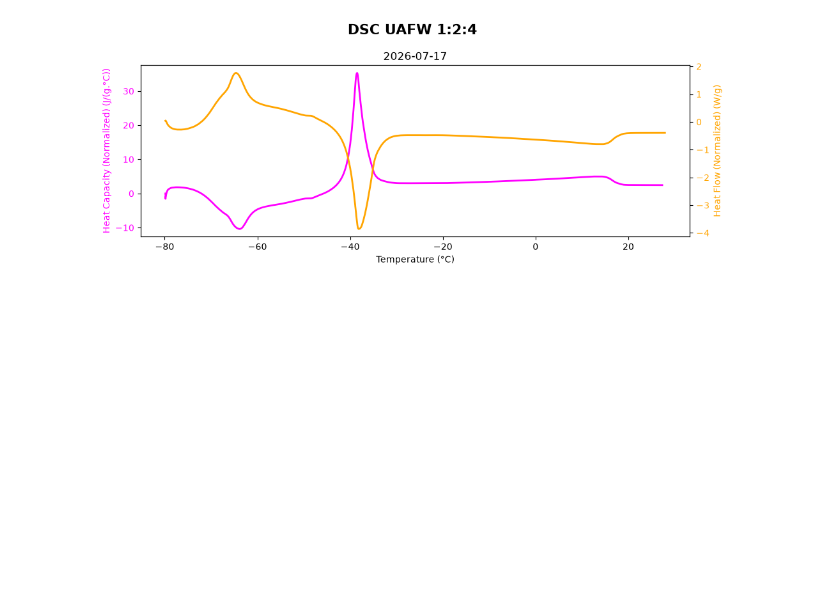
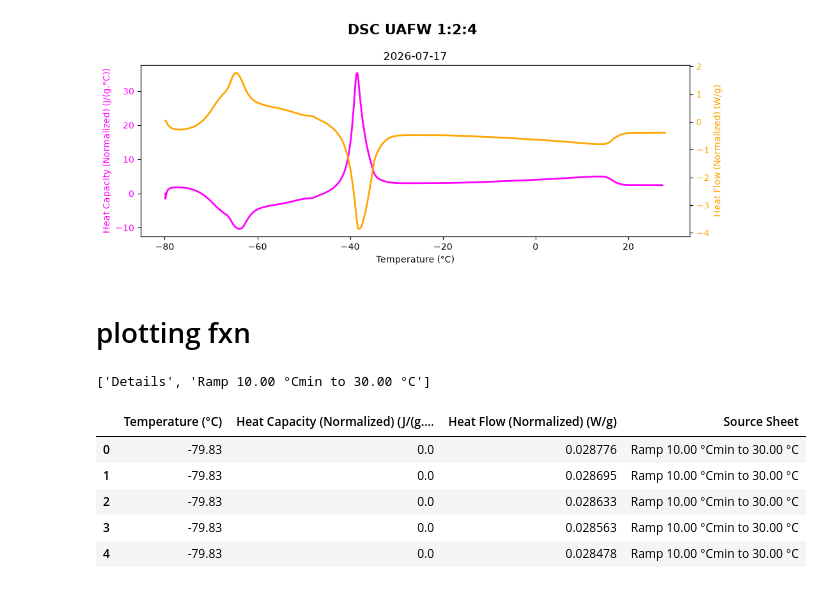
Before and after one commit to maurielle-noto/ionic-liquid-characterization, a Jupyter notebook: dsc.ipynb, the cells around one changed output. Saved outputs shown, nothing was run; the diff lists cells and outputs as text; code cells hidden in the pictures; blank space fills up the shorter version.

```diff
--- a/dsc.ipynb
+++ b/dsc.ipynb
@@ -208,3 +208,17 @@ plot_multiple(
 # %% [output]
 ['Details', 'Ramp 10.00 °Cmin to 30.00 °C']
 [figure]
+# %% [markdown]
+# plotting fxn
+# %%
+import pandas as pd
+dsc_df = extract_data('/Users/mauriellenoto/Desktop/seager/ionicliquids/data/DSC/2026-07-17/2026-07-17-DSC-UAFW-JC.xls')
+dsc_df.head()
+# %% [output]
+['Details', 'Ramp 10.00 °Cmin to 30.00 °C']
+|  | Temperature (°C) | Heat Capacity (Normalized) (J/(g.... | Heat Flow (Normalized) (W/g) | Source Sheet |
+| 0 | -79.83 | 0.0 | 0.028776 | Ramp 10.00 °Cmin to 30.00 °C |
+| 1 | -79.83 | 0.0 | 0.028695 | Ramp 10.00 °Cmin to 30.00 °C |
+| 2 | -79.83 | 0.0 | 0.028633 | Ramp 10.00 °Cmin to 30.00 °C |
+| 3 | -79.83 | 0.0 | 0.028563 | Ramp 10.00 °Cmin to 30.00 °C |
+| 4 | -79.83 | 0.0 | 0.028478 | Ramp 10.00 °Cmin to 30.00 °C |
```
Also changed, not shown: parts of 2 cells of this notebook, 3 other files.
